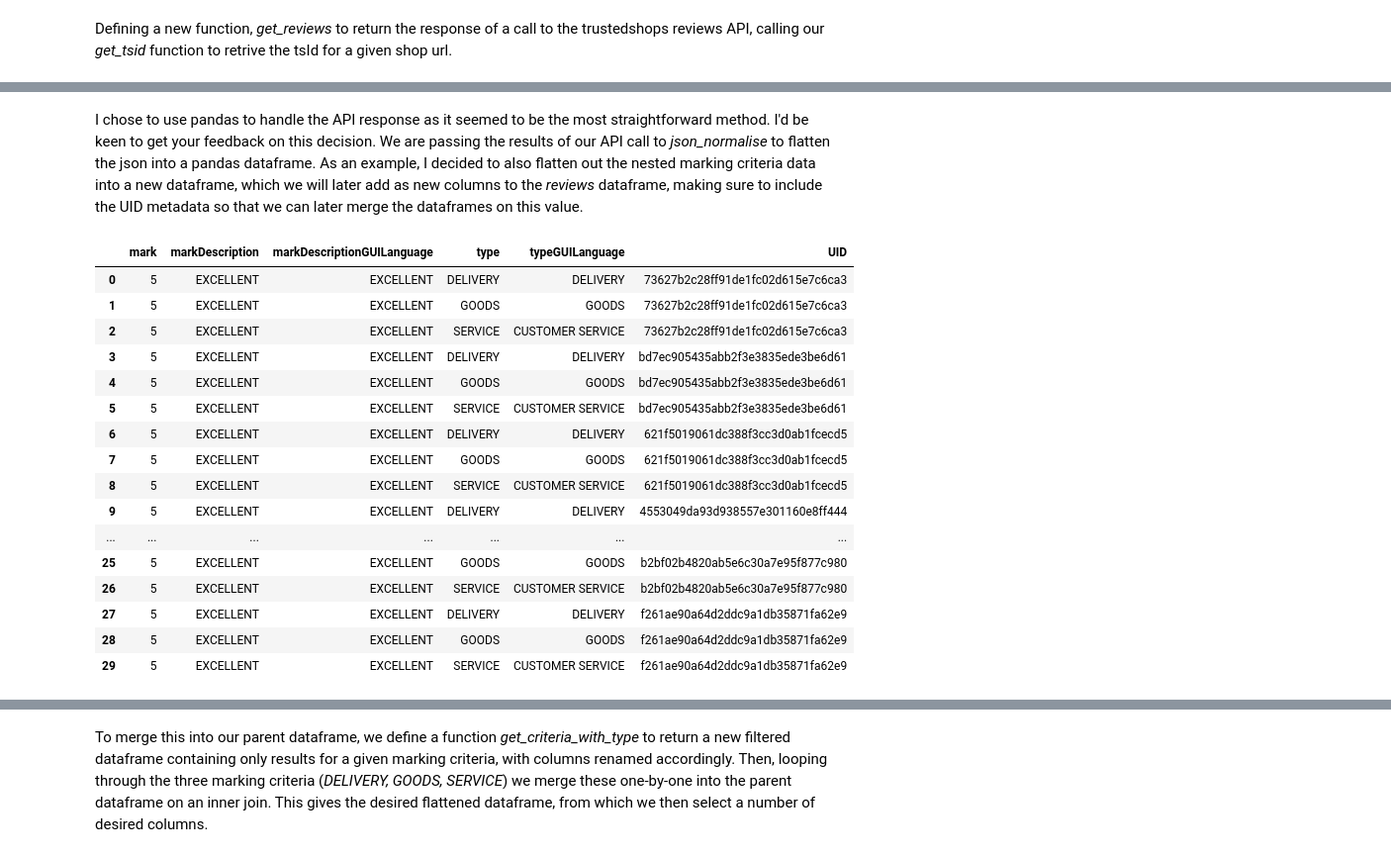
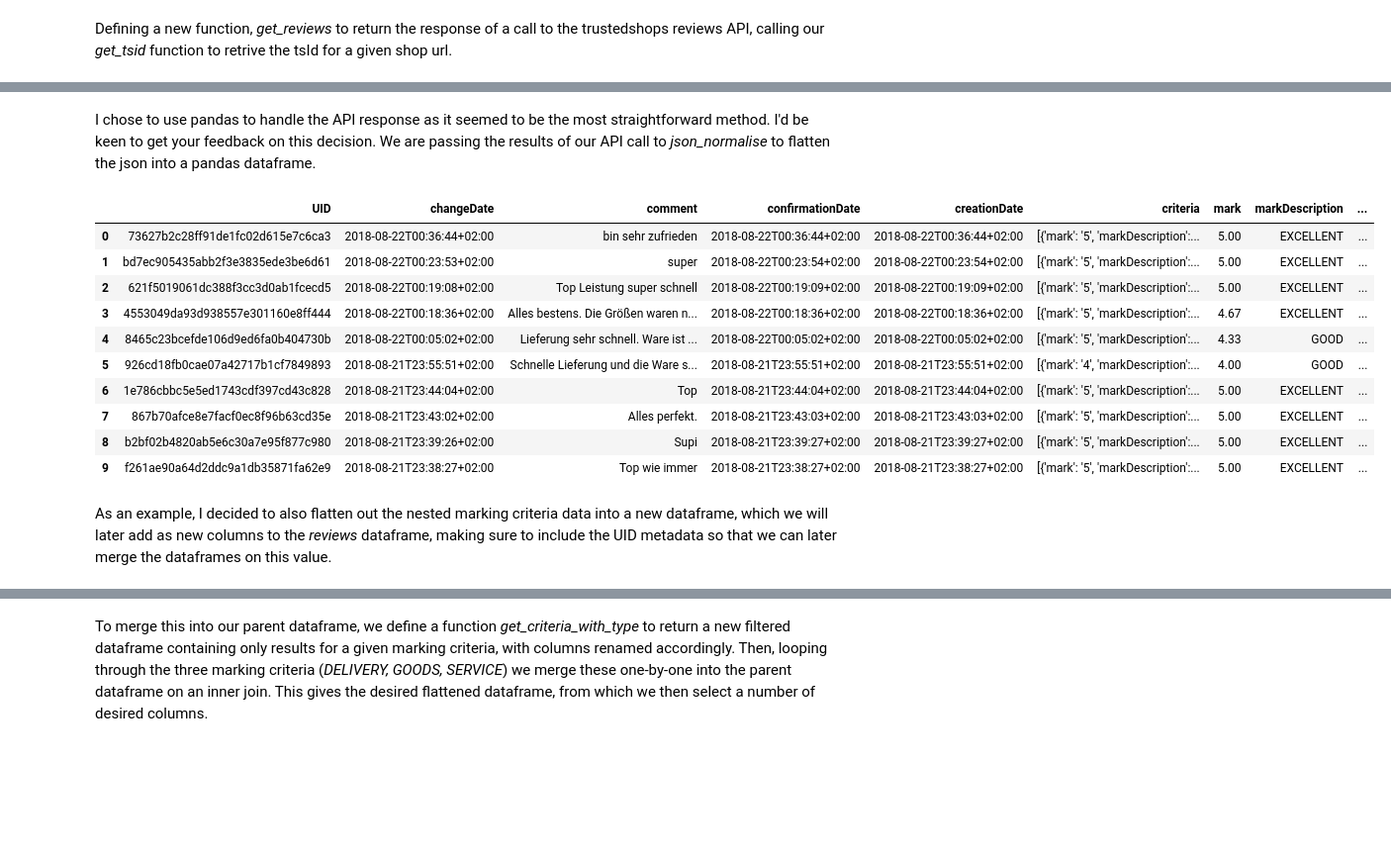
Before and after one commit to naiveDigit/theo-learning, a Jupyter notebook: Project 2 - Trusted shops API call.ipynb, the cells around one changed output, grey strips where cells are left out. Shown at 99% size. Saved outputs shown, nothing was run; the diff lists cells and outputs as text; code cells hidden in the pictures; blank space fills up the shorter version.

Commit message:
update dataframe views

```diff
--- a/Project 2 - Trusted shops API call.ipynb
+++ b/Project 2 - Trusted shops API call.ipynb
@@ -62,27 +42,21 @@ get_reviews("www.zalando.de")
 # %% [markdown]
-I chose to use pandas to handle the API response as it seemed to be the most straightforward method. I'd be keen to get your feedback on this decision. We are passing the results of our API call to <em>json_normalise</em> to flatten the json into a pandas dataframe. As an example, I decided to also flatten out the nested marking criteria data into a new dataframe, which we will later add as new columns to the <em>reviews</em> dataframe, making sure to include the UID metadata so that we can later merge the dataframes on this value.
+I chose to use pandas to handle the API response as it seemed to be the most straightforward method. I'd be keen to get your feedback on this decision. We are passing the results of our API call to <em>json_normalise</em> to flatten the json into a pandas dataframe.
 # %%
 r = get_reviews('www.zalando.de')
 
 reviews = json_normalize(r)
-review_criteria = json_normalize(r, record_path='criteria', meta='UID')
-
-review_criteria
+reviews
 # %% [output]
-|  | mark | markDescription | markDescriptionGUILanguage | type | typeGUILanguage | UID |
-| 0 | 5 | EXCELLENT | EXCELLENT | DELIVERY | DELIVERY | 73627b2c28ff91de1fc02d615e7c6ca3 |
-| 1 | 5 | EXCELLENT | EXCELLENT | GOODS | GOODS | 73627b2c28ff91de1fc02d615e7c6ca3 |
-| 2 | 5 | EXCELLENT | EXCELLENT | SERVICE | CUSTOMER SERVICE | 73627b2c28ff91de1fc02d615e7c6ca3 |
-| 3 | 5 | EXCELLENT | EXCELLENT | DELIVERY | DELIVERY | bd7ec905435abb2f3e3835ede3be6d61 |
-| 4 | 5 | EXCELLENT | EXCELLENT | GOODS | GOODS | bd7ec905435abb2f3e3835ede3be6d61 |
-| 5 | 5 | EXCELLENT | EXCELLENT | SERVICE | CUSTOMER SERVICE | bd7ec905435abb2f3e3835ede3be6d61 |
-| 6 | 5 | EXCELLENT | EXCELLENT | DELIVERY | DELIVERY | 621f5019061dc388f3cc3d0ab1fcecd5 |
-| 7 | 5 | EXCELLENT | EXCELLENT | GOODS | GOODS | 621f5019061dc388f3cc3d0ab1fcecd5 |
-| 8 | 5 | EXCELLENT | EXCELLENT | SERVICE | CUSTOMER SERVICE | 621f5019061dc388f3cc3d0ab1fcecd5 |
-| 9 | 5 | EXCELLENT | EXCELLENT | DELIVERY | DELIVERY | 4553049da93d938557e301160e8ff444 |
-| ... | ... | ... | ... | ... | ... | ... |
-| 25 | 5 | EXCELLENT | EXCELLENT | GOODS | GOODS | b2bf02b4820ab5e6c30a7e95f877c980 |
-| 26 | 5 | EXCELLENT | EXCELLENT | SERVICE | CUSTOMER SERVICE | b2bf02b4820ab5e6c30a7e95f877c980 |
-| 27 | 5 | EXCELLENT | EXCELLENT | DELIVERY | DELIVERY | f261ae90a64d2ddc9a1db35871fa62e9 |
-| 28 | 5 | EXCELLENT | EXCELLENT | GOODS | GOODS | f261ae90a64d2ddc9a1db35871fa62e9 |
-| 29 | 5 | EXCELLENT | EXCELLENT | SERVICE | CUSTOMER SERVICE | f261ae90a64d2ddc9a1db35871fa62e9 |
+|  | UID | changeDate | comment | confirmationDate | creationDate | criteria | mark | markDescription | ... |
+| 0 | 73627b2c28ff91de1fc02d615e7c6ca3 | 2018-08-22T00:36:44+02:00 | bin sehr zufrieden | 2018-08-22T00:36:44+02:00 | 2018-08-22T00:36:44+02:00 | [{'mark': '5', 'markDescription':... | 5.00 | EXCELLENT | ... |
+| 1 | bd7ec905435abb2f3e3835ede3be6d61 | 2018-08-22T00:23:53+02:00 | super | 2018-08-22T00:23:54+02:00 | 2018-08-22T00:23:54+02:00 | [{'mark': '5', 'markDescription':... | 5.00 | EXCELLENT | ... |
+| 2 | 621f5019061dc388f3cc3d0ab1fcecd5 | 2018-08-22T00:19:08+02:00 | Top Leistung super schnell | 2018-08-22T00:19:09+02:00 | 2018-08-22T00:19:09+02:00 | [{'mark': '5', 'markDescription':... | 5.00 | EXCELLENT | ... |
+| 3 | 4553049da93d938557e301160e8ff444 | 2018-08-22T00:18:36+02:00 | Alles bestens. Die Größen waren n... | 2018-08-22T00:18:36+02:00 | 2018-08-22T00:18:36+02:00 | [{'mark': '5', 'markDescription':... | 4.67 | EXCELLENT | ... |
+| 4 | 8465c23bcefde106d9ed6fa0b404730b | 2018-08-22T00:05:02+02:00 | Lieferung sehr schnell. Ware ist ... | 2018-08-22T00:05:02+02:00 | 2018-08-22T00:05:02+02:00 | [{'mark': '5', 'markDescription':... | 4.33 | GOOD | ... |
+| 5 | 926cd18fb0cae07a42717b1cf7849893 | 2018-08-21T23:55:51+02:00 | Schnelle Lieferung und die Ware s... | 2018-08-21T23:55:51+02:00 | 2018-08-21T23:55:51+02:00 | [{'mark': '4', 'markDescription':... | 4.00 | GOOD | ... |
+| 6 | 1e786cbbc5e5ed1743cdf397cd43c828 | 2018-08-21T23:44:04+02:00 | Top | 2018-08-21T23:44:04+02:00 | 2018-08-21T23:44:04+02:00 | [{'mark': '5', 'markDescription':... | 5.00 | EXCELLENT | ... |
+| 7 | 867b70afce8e7facf0ec8f96b63cd35e | 2018-08-21T23:43:02+02:00 | Alles perfekt. | 2018-08-21T23:43:03+02:00 | 2018-08-21T23:43:03+02:00 | [{'mark': '5', 'markDescription':... | 5.00 | EXCELLENT | ... |
+| 8 | b2bf02b4820ab5e6c30a7e95f877c980 | 2018-08-21T23:39:26+02:00 | Supi | 2018-08-21T23:39:27+02:00 | 2018-08-21T23:39:27+02:00 | [{'mark': '5', 'markDescription':... | 5.00 | EXCELLENT | ... |
+| 9 | f261ae90a64d2ddc9a1db35871fa62e9 | 2018-08-21T23:38:27+02:00 | Top wie immer | 2018-08-21T23:38:27+02:00 | 2018-08-21T23:38:27+02:00 | [{'mark': '5', 'markDescription':... | 5.00 | EXCELLENT | ... |
+# %% [markdown]
+As an example, I decided to also flatten out the nested marking criteria data into a new dataframe, which we will later add as new columns to the <em>reviews</em> dataframe, making sure to include the UID metadata so that we can later merge the dataframes on this value.
```
Also changed, not shown: parts of 3 cells of this notebook.
